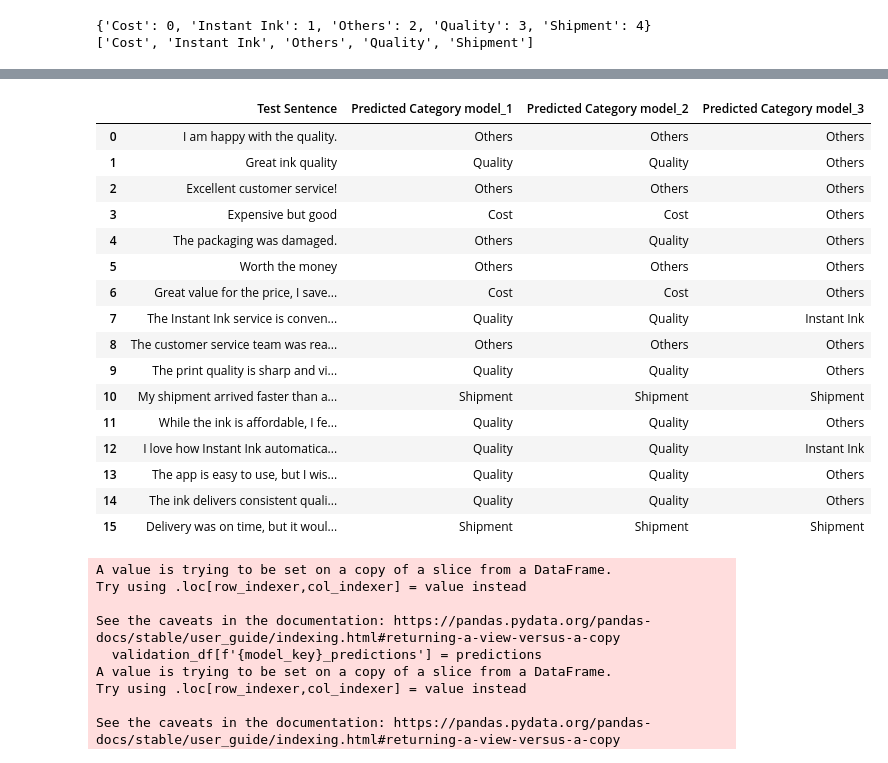
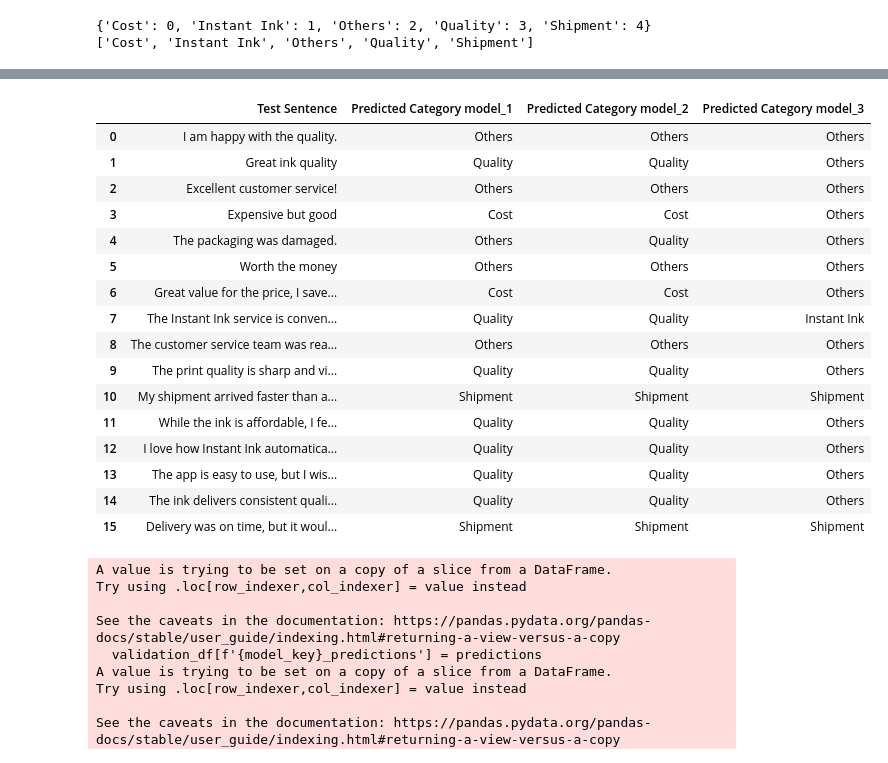
Before and after one commit to wd686/InkSightAnalyzer, a Jupyter notebook: distilbert (category).ipynb, the cells around one changed output, grey strips where cells are left out. Drawn from its saved outputs; the diff is of its cells as text; code cells hidden in the pictures.

```diff
--- a/distilbert (category).ipynb
+++ b/distilbert (category).ipynb
@@ -64,9 +64,9 @@ def count_sentences(text):
 df['sentence_count'] = df['Combined Text'].apply(count_sentences)
 
 # 2.2 Filter by Review Length and/or Tokens
-token_threshold = 999
-sentence_threshold = 999
-df = df[(df['token_count'] <= token_threshold) | (df['sentence_count'] <= sentence_threshold)]
+token_threshold = 100
+sentence_threshold = 1
+df = df[(df['token_count'] <= token_threshold) & (df['sentence_count'] <= sentence_threshold)]
 
 # 3. Filter by Date,  Training: <Apr-24, Validation: Apr-24)
 mmm_yy1 = 'Jan-23'
@@ -415,7 +407,7 @@ plot_training_curves(trainer)
 # Define the model paths
 model_1 = 'models\distilbert aspect classification 081024 (trained on Apr-24)'      # all data Apr Data
 model_2 = 'models\distilbert aspect classification 081024 (trained on Apr-24 v2)'   # 100 data points from each label category in Apr 2024
-model_3 = 'models\distilbert aspect classification 101024 (trained before Apr-24)'  # < Apr-24 Train, Apr-24 Valid
+model_3 = 'models\distilbert aspect classification 101024 (trained before Apr-24) 2 sentence'  # < Apr-24 Train, Apr-24 Valid
 
 # Function to load model and tokenizer
 def load_model(model_path):
@@ -484,34 +476,34 @@ def get_predictions(tokenizer, model, sentences):
     return predicted_categories
 
 # Get predictions for each model
 predicted_categories_model_1 = get_predictions(tokenizer_1, model_1, test_sentences)
 predicted_categories_model_2 = get_predictions(tokenizer_2, model_2, test_sentences)
 predicted_categories_model_3 = get_predictions(tokenizer_3, model_3, test_sentences)
 
 # Create a DataFrame with the results
 results_df = pd.DataFrame({
     'Test Sentence': test_sentences,
     'Predicted Category model_1': predicted_categories_model_1,
     'Predicted Category model_2': predicted_categories_model_2,
     'Predicted Category model_3': predicted_categories_model_3
 })
 
 results_df
 # %% [output]
 |  | Test Sentence | Predicted Category model_1 | Predicted Category model_2 | Predicted Category model_3 |
 | 0 | I am happy with the quality. | Others | Others | Others |
 | 1 | Great ink quality | Quality | Quality | Others |
 | 2 | Excellent customer service! | Others | Others | Others |
 | 3 | Expensive but good | Cost | Cost | Others |
 | 4 | The packaging was damaged. | Others | Quality | Others |
 | 5 | Worth the money | Others | Others | Others |
 | 6 | Great value for the price, I save... | Cost | Cost | Others |
 | 7 | The Instant Ink service is conven... | Quality | Quality | Instant Ink |
 | 8 | The customer service team was rea... | Others | Others | Others |
 | 9 | The print quality is sharp and vi... | Quality | Quality | Others |
 | 10 | My shipment arrived faster than a... | Shipment | Shipment | Shipment |
 | 11 | While the ink is affordable, I fe... | Quality | Quality | Others |
-| 12 | I love how Instant Ink automatica... | Quality | Quality | Instant Ink |
+| 12 | I love how Instant Ink automatica... | Quality | Quality | Others |
 | 13 | The app is easy to use, but I wis... | Quality | Quality | Others |
 | 14 | The ink delivers consistent quali... | Quality | Quality | Others |
 | 15 | Delivery was on time, but it woul... | Shipment | Shipment | Shipment |
```
Also changed, not shown: parts of 10 cells of this notebook.
